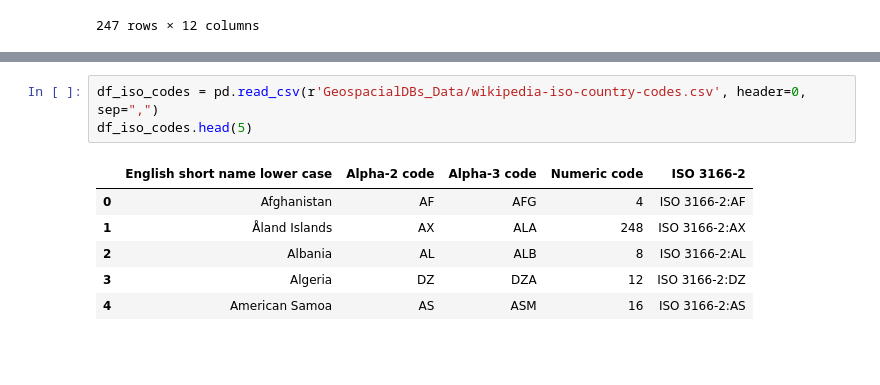
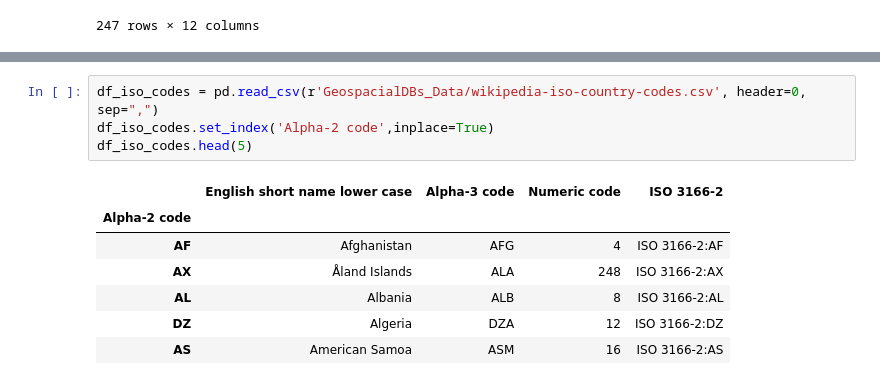
Before and after one commit to pwl482/home_squad, a Jupyter notebook: Data_Reshaping_and_Cleaning.ipynb, the cells around one changed output, grey strips where cells are left out. Drawn from its saved outputs; the diff is of its cells as text; blank space fills up the shorter version.

```diff
--- a/Data_Reshaping_and_Cleaning.ipynb
+++ b/Data_Reshaping_and_Cleaning.ipynb
@@ -720,10 +541,12 @@ country_flights_io.loc["AE"]
 # %%
 df_iso_codes = pd.read_csv(r'GeospacialDBs_Data/wikipedia-iso-country-codes.csv', header=0, sep=",")
+df_iso_codes.set_index('Alpha-2 code',inplace=True)
 df_iso_codes.head(5)
 # %% [output]
-|  | English short name lower case | Alpha-2 code | Alpha-3 code | Numeric code | ISO 3166-2 |
-| 0 | Afghanistan | AF | AFG | 4 | ISO 3166-2:AF |
-| 1 | Åland Islands | AX | ALA | 248 | ISO 3166-2:AX |
-| 2 | Albania | AL | ALB | 8 | ISO 3166-2:AL |
-| 3 | Algeria | DZ | DZA | 12 | ISO 3166-2:DZ |
-| 4 | American Samoa | AS | ASM | 16 | ISO 3166-2:AS |
+|  | English short name lower case | Alpha-3 code | Numeric code | ISO 3166-2 |
+| Alpha-2 code |  |  |  |  |
+| AF | Afghanistan | AFG | 4 | ISO 3166-2:AF |
+| AX | Åland Islands | ALA | 248 | ISO 3166-2:AX |
+| AL | Albania | ALB | 8 | ISO 3166-2:AL |
+| DZ | Algeria | DZA | 12 | ISO 3166-2:DZ |
+| AS | American Samoa | ASM | 16 | ISO 3166-2:AS |
```
Also changed, not shown: parts of 92 cells of this notebook.
